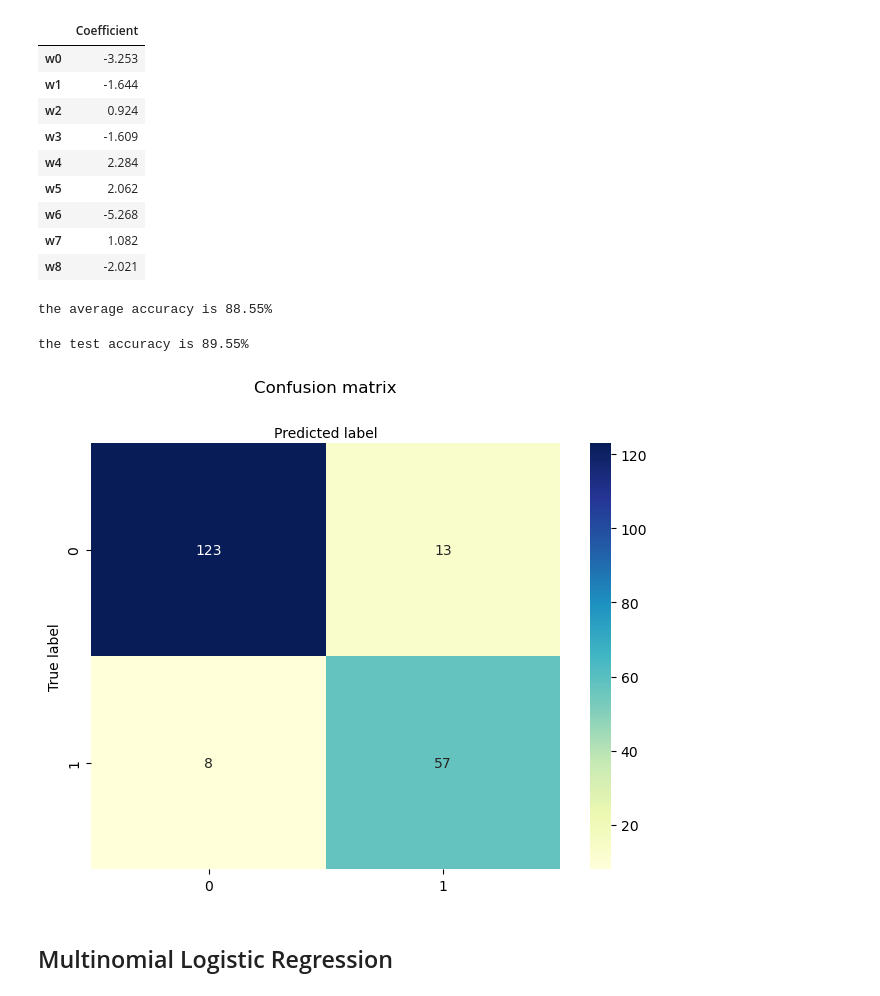
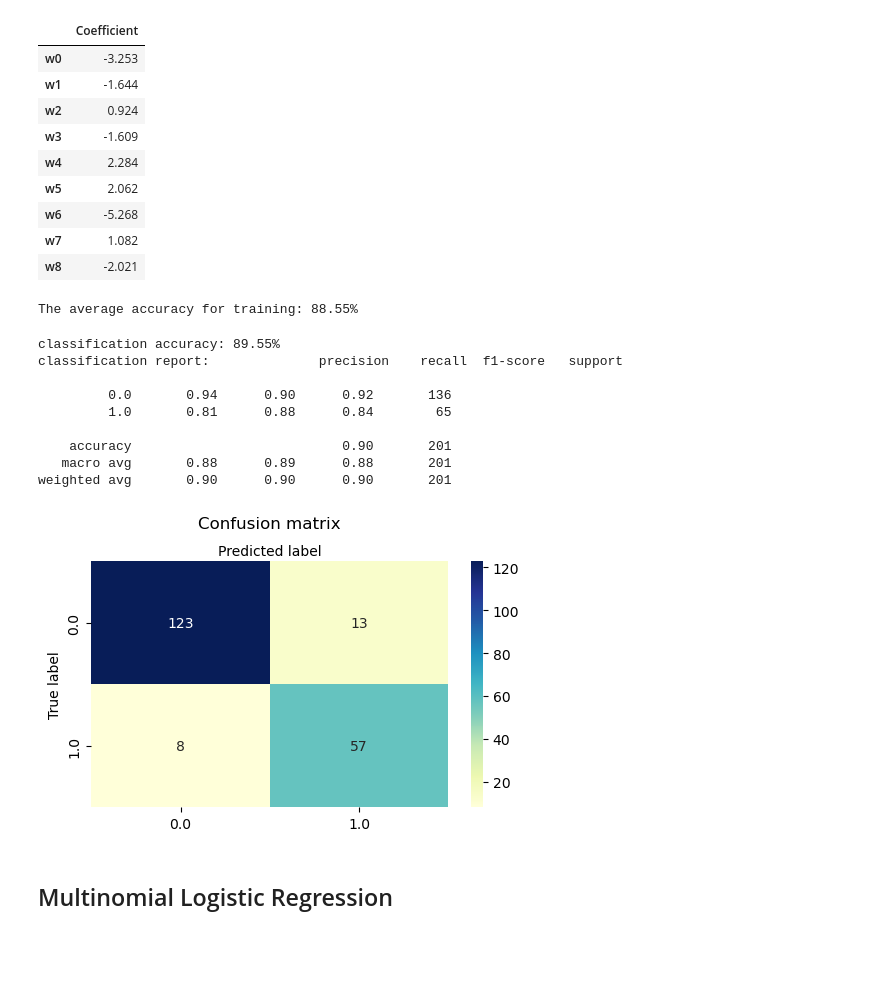
Before and after one commit to SBU-r/CIV555-FS25, a Jupyter notebook: Jupyter Notebooks/Regression.ipynb, the cells around one changed output. Drawn from its saved outputs; the diff is of its cells as text; code cells hidden in the pictures; blank space fills up the shorter version.

```diff
--- a/Jupyter Notebooks/Regression.ipynb
+++ b/Jupyter Notebooks/Regression.ipynb
@@ -835,8 +874,10 @@ The sizes for the classes [0. 1.] are:
 [575 229]
 # %%
 # fit a logistic regression model
-blr=LogisticRegression(class_weight={0:1,1:1.5},solver='sag') # if use cross-entropy loss, multi-class='multinomial'
-blr_model=blr.fit(Fr_train,y_dft_train)
+blr_model=LogisticRegression(
+    class_weight={0:1,1:1.5},
+    solver='sag'
+).fit(Fr_train,y_dft_train) # if use cross-entropy loss, multi-class='multinomial'
 # %%
 # regression coefficients
 coeff_blr = pd.DataFrame(np.append(blr_model.intercept_,blr_model.coef_),
@@ -854,15 +895,3 @@ coeff_blr.round(3)
 | w6 | -5.268 |
 | w7 | 1.082 |
 | w8 | -2.021 |
-# %%
-# evaluate the goodness-of-fit of the regression model in training using cross-validation
-r2_train = cross_val_score(blr_model, Fr_train, y_dft_train, cv =5, scoring = 'accuracy').mean()
-print(f'the average accuracy is {r2_train*100 :.2f}%')
-# %% [output]
-the average accuracy is 88.55%
-# %%
-# testing accuracy
-r2_test = blr_model.score(Fr_test,y_dft_test)
-print(f'the test accuracy is {r2_test*100 :.2f}%')
-# %% [output]
-the test accuracy is 89.55%
@@ -875,30 +898,26 @@ the test accuracy is 89.55%
+# %%
+# training accuracy
+print_selection(blr_model, Fr_train, y_dft_train, M, N,"cagr")
+# %% [output]
+The average accuracy for training: 88.55%
+# %%
+# regression model test performance
+print_evaluate(y_dft_test,blr_model.predict(Fr_test),"cagr")
+# %% [output]
+classification accuracy: 89.55%
+classification report:              precision    recall  f1-score   support
+
+         0.0       0.94      0.90      0.92       136
+         1.0       0.81      0.88      0.84        65
+
+    accuracy                           0.90       201
+   macro avg       0.88      0.89      0.88       201
+weighted avg       0.90      0.90      0.90       201
+[figure, added]
 # %%
 # prediction on testing dataset
 y_test_pred = blr_model.predict(Fr_test) #prediction of y_i's
 p_test_pred = blr_model.predict_proba(Fr_test) # the probabilities that y_i is classes 0 and 1, respectively
-# %%
-# confusion matrix
-cnf_matrix=metrics.confusion_matrix(y_dft_test, y_test_pred)
-
-# visualize confusion matrix
-class_names=[0,1] # name  of classes
-fig, ax = plt.subplots()
-tick_marks = np.arange(len(class_names))
-sns.heatmap(pd.DataFrame(cnf_matrix),
-            annot=True,
-            cmap="YlGnBu" ,
-            fmt='g',
-            xticklabels=class_names,
-            yticklabels=class_names)
-
-ax.xaxis.set_label_position("top")
-plt.tight_layout()
-plt.title('Confusion matrix', y=1.1)
-plt.ylabel('True label')
-plt.xlabel('Predicted label')
-plt.show()
-# %% [output]
-[figure, removed]
 # %% [markdown]
 ## Multinomial Logistic Regression
 # %%
```
Also changed, not shown: parts of 16 cells of this notebook.
